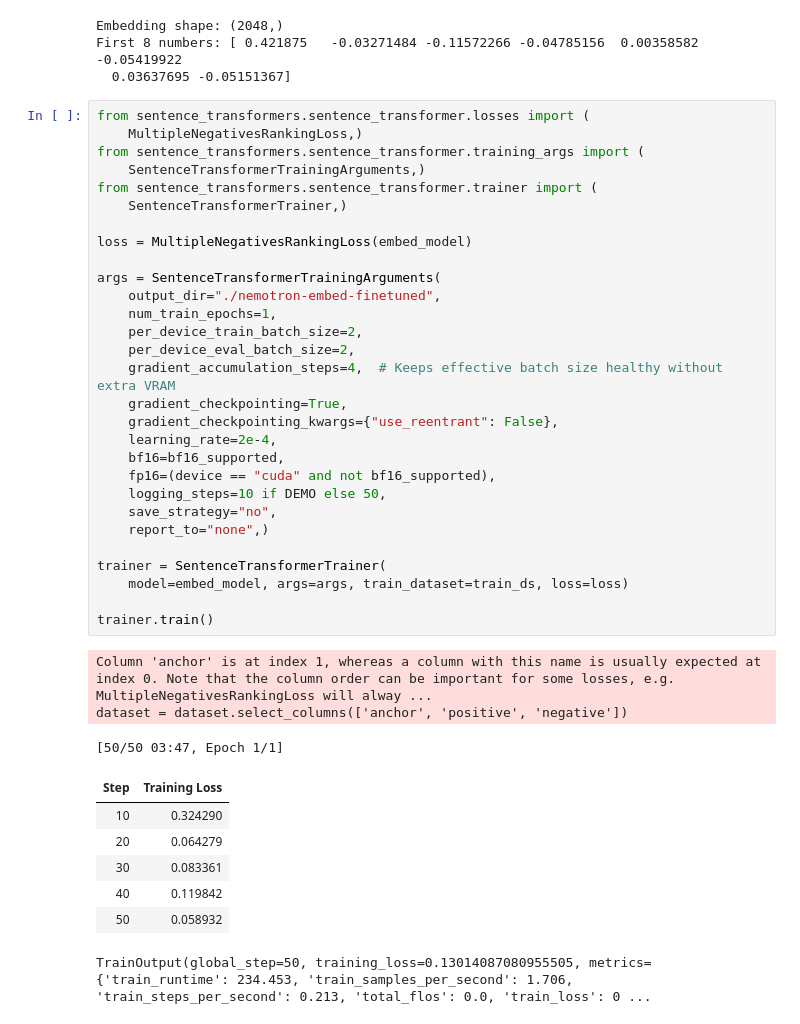
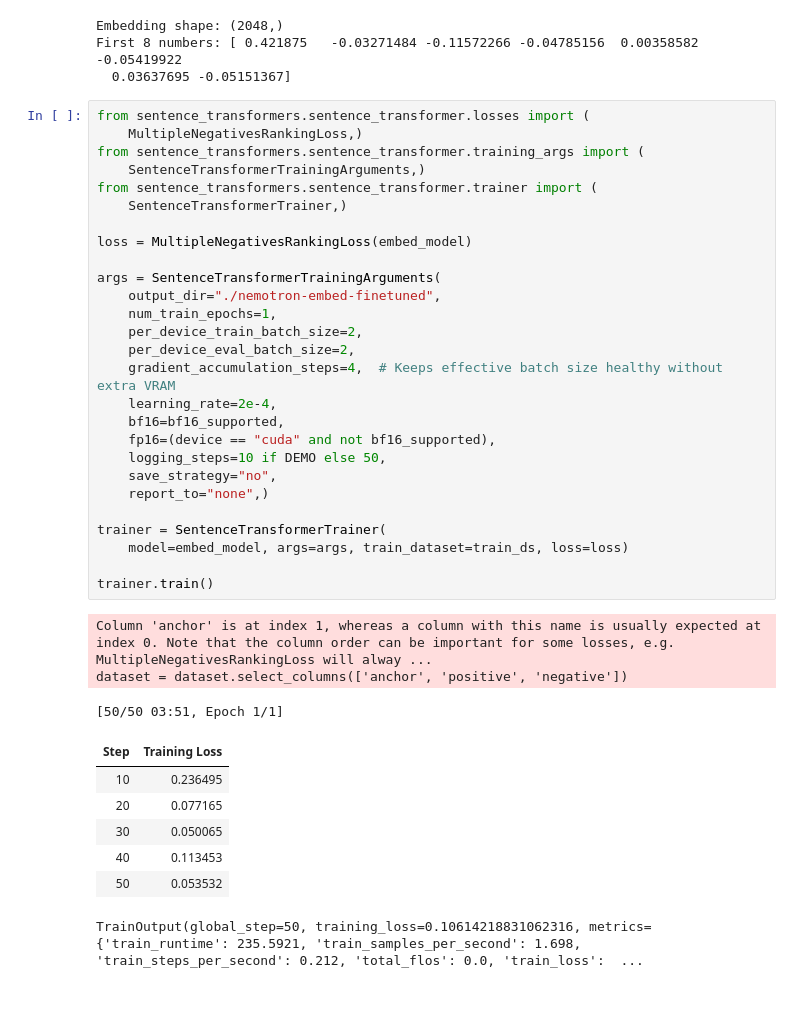
Before and after one commit to lmassaron/fine-tuning-workshop, a Jupyter notebook: nemotron-embed-finetuning/nemotron_3_embed_finetune_hf.ipynb, the cells around one changed output. Cells and saved outputs as stored; diff of their text form.

Commit message:
chore(nemotron-embed-finetuning): update nemotron_3_embed_finetune_hf.ipynb outputs

```diff
--- a/nemotron-embed-finetuning/nemotron_3_embed_finetune_hf.ipynb
+++ b/nemotron-embed-finetuning/nemotron_3_embed_finetune_hf.ipynb
@@ -331,42 +328,40 @@ First 8 numbers: [ 0.421875   -0.03271484 -0.11572266 -0.04785156  0.00358582 -0
 from sentence_transformers.sentence_transformer.losses import (
     MultipleNegativesRankingLoss,)
 from sentence_transformers.sentence_transformer.training_args import (
     SentenceTransformerTrainingArguments,)
 from sentence_transformers.sentence_transformer.trainer import (
     SentenceTransformerTrainer,)
 
 loss = MultipleNegativesRankingLoss(embed_model)
 
 args = SentenceTransformerTrainingArguments(
     output_dir="./nemotron-embed-finetuned",
     num_train_epochs=1,
     per_device_train_batch_size=2,
     per_device_eval_batch_size=2,
     gradient_accumulation_steps=4,  # Keeps effective batch size healthy without extra VRAM
-    gradient_checkpointing=True,
-    gradient_checkpointing_kwargs={"use_reentrant": False},
     learning_rate=2e-4,
     bf16=bf16_supported,
     fp16=(device == "cuda" and not bf16_supported),
     logging_steps=10 if DEMO else 50,
     save_strategy="no",
     report_to="none",)
 
 trainer = SentenceTransformerTrainer(
     model=embed_model, args=args, train_dataset=train_ds, loss=loss)
 
 trainer.train()
 # %% [output]
 Column 'anchor' is at index 1, whereas a column with this name is usually expected at index 0. Note that the column order can be important for some losses, e.g. MultipleNegativesRankingLoss will alway ...
 dataset = dataset.select_columns(['anchor', 'positive', 'negative'])
-[50/50 03:47, Epoch 1/1]
+[50/50 03:51, Epoch 1/1]
 | Step | Training Loss |
-| 10 | 0.324290 |
-| 20 | 0.064279 |
-| 30 | 0.083361 |
-| 40 | 0.119842 |
-| 50 | 0.058932 |
+| 10 | 0.236495 |
+| 20 | 0.077165 |
+| 30 | 0.050065 |
+| 40 | 0.113453 |
+| 50 | 0.053532 |
-TrainOutput(global_step=50, training_loss=0.13014087080955505, metrics={'train_runtime': 234.453, 'train_samples_per_second': 1.706, 'train_steps_per_second': 0.213, 'total_flos': 0.0, 'train_loss': 0 ...
+TrainOutput(global_step=50, training_loss=0.10614218831062316, metrics={'train_runtime': 235.5921, 'train_samples_per_second': 1.698, 'train_steps_per_second': 0.212, 'total_flos': 0.0, 'train_loss':  ...
 # %%
 eval_queries = eval_ds["anchor"]
 eval_docs = eval_ds["positive"]
```
Also changed, not shown: parts of 5 cells of this notebook.
